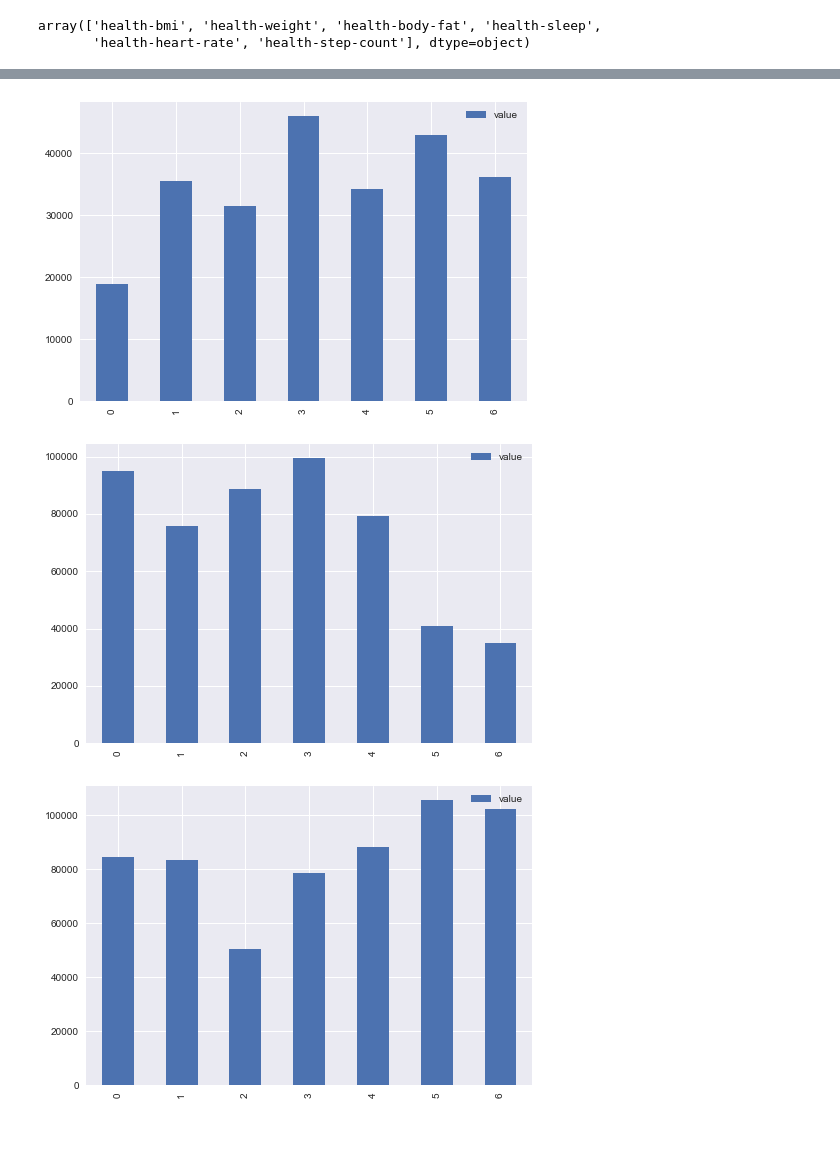
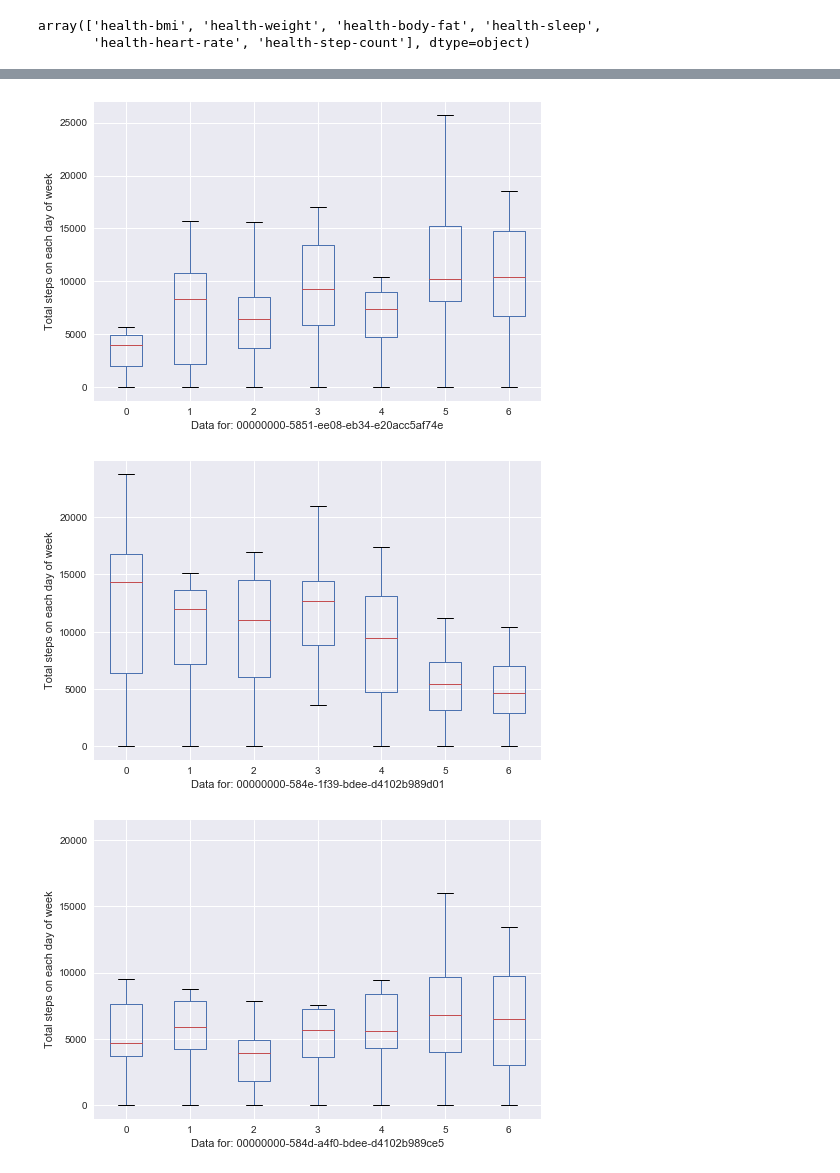
Before and after one commit to OngoDSS/Notebooks, a Jupyter notebook: Matt_steps.ipynb, the cells around one changed output, grey strips where cells are left out. Drawn from its saved outputs; the diff is of its cells as text; code cells hidden in the pictures; blank space fills up the shorter version.

Commit message:
Adds next steps

```diff
--- a/Matt_steps.ipynb
+++ b/Matt_steps.ipynb
@@ -64,5 +101,7 @@ steps['value'] = pd.Series(steps['value']).convert_objects(convert_numeric=True)
 # %%
 # weekly steps
 for owner in steps['owner'].unique():
-    steps[steps['owner'] == owner][['value']].resample('W').sum().plot()
+    steps[steps['owner'] == owner][['value']].resample('W').sum().plot(color='green')
+    plt.xlabel("Data for: " + owner)
+    plt.ylabel("Weekly step count")
 # %% [output]
@@ -74,6 +113,9 @@ for owner in steps['owner'].unique():
 # steps by day of the week
 for owner in steps['owner'].unique():
     data_by_owner = steps[steps['owner'] == owner][['value']]
-    data_by_owner.groupby(lambda x: x.dayofweek).sum().plot(kind='bar')
-    print(data_by_owner.resample('D').sum().groupby(lambda x: x.dayofweek).describe())
+    stats = data_by_owner.resample('D').sum().groupby(lambda x: x.dayofweek).describe()
+    # print(stats)
+    stats.transpose().plot(kind='box')
+    plt.xlabel("Data for: " + owner)
+    plt.ylabel("Total steps on each day of week")
 # %% [output]
@@ -98,6 +123,6 @@ for owner in steps['owner'].unique():
-[figure, old version]
+[figure, new version]
-[figure, old version]
+[figure, new version]
-[figure, old version]
+[figure, new version]
 # %%
 # steps by time of day
 for owner in steps['owner'].unique():
```
Also changed, not shown: parts of 11 cells of this notebook.
